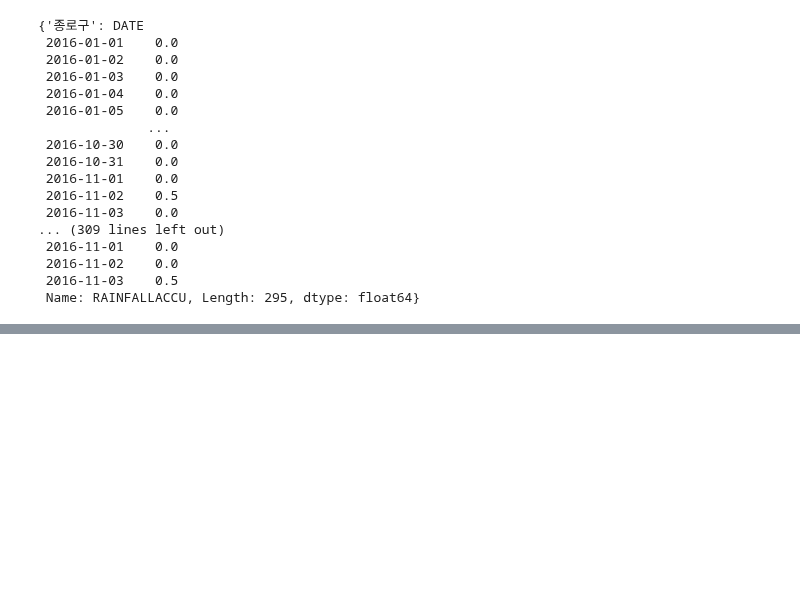
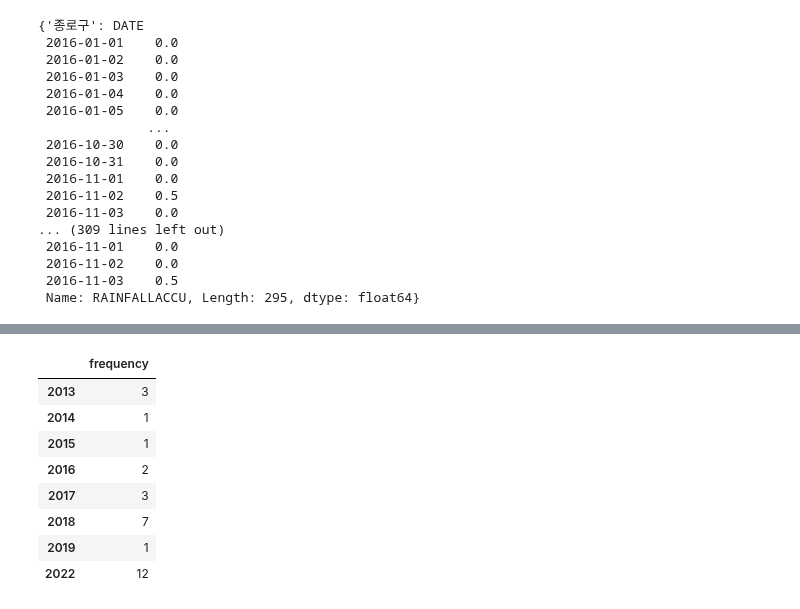
Before and after one commit to yooninsu/SeoulCity_BigData_Campus, a Jupyter notebook: rain_forecast.ipynb, the cells around one changed output, grey strips where cells are left out. Cells and saved outputs as stored; diff of their text form; code cells hidden in the pictures; blank space fills up the shorter version.

```diff
--- a/rain_forecast.ipynb
+++ b/rain_forecast.ipynb
@@ -319,0 +819,12 @@ fig2 = m.plot_components(forecast, figsize=(20, 15))
+# %%
+서초구df
+# %% [output]
+|  | frequency |
+| 2013 | 3 |
+| 2014 | 1 |
+| 2015 | 1 |
+| 2016 | 2 |
+| 2017 | 3 |
+| 2018 | 7 |
+| 2019 | 1 |
+| 2022 | 12 |
```
Also changed, not shown: parts of 39 cells of this notebook, 3 other files.
